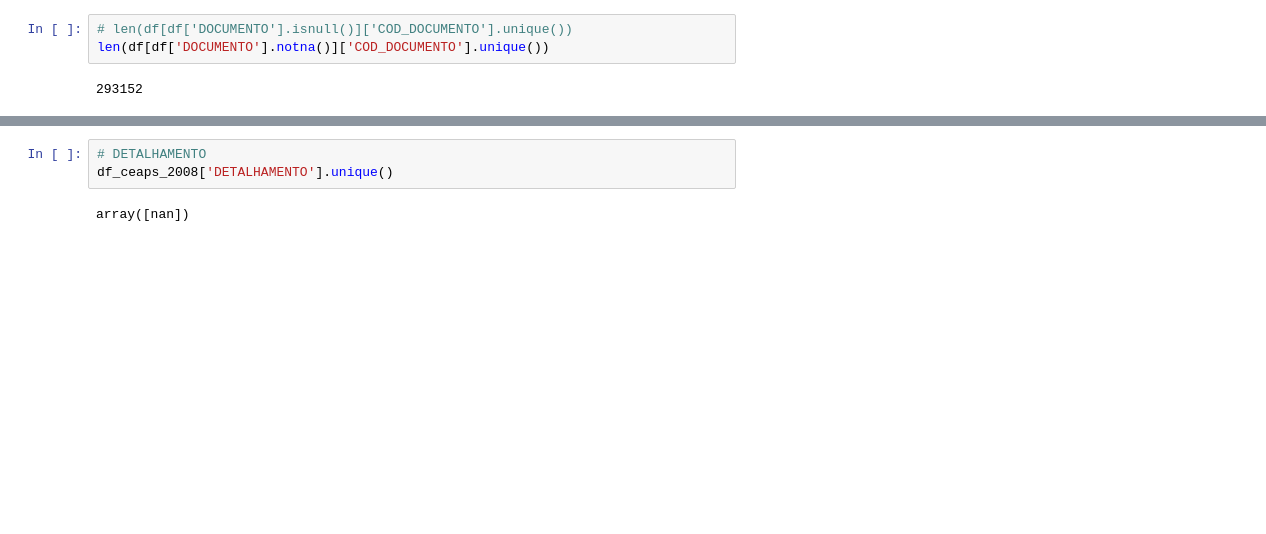
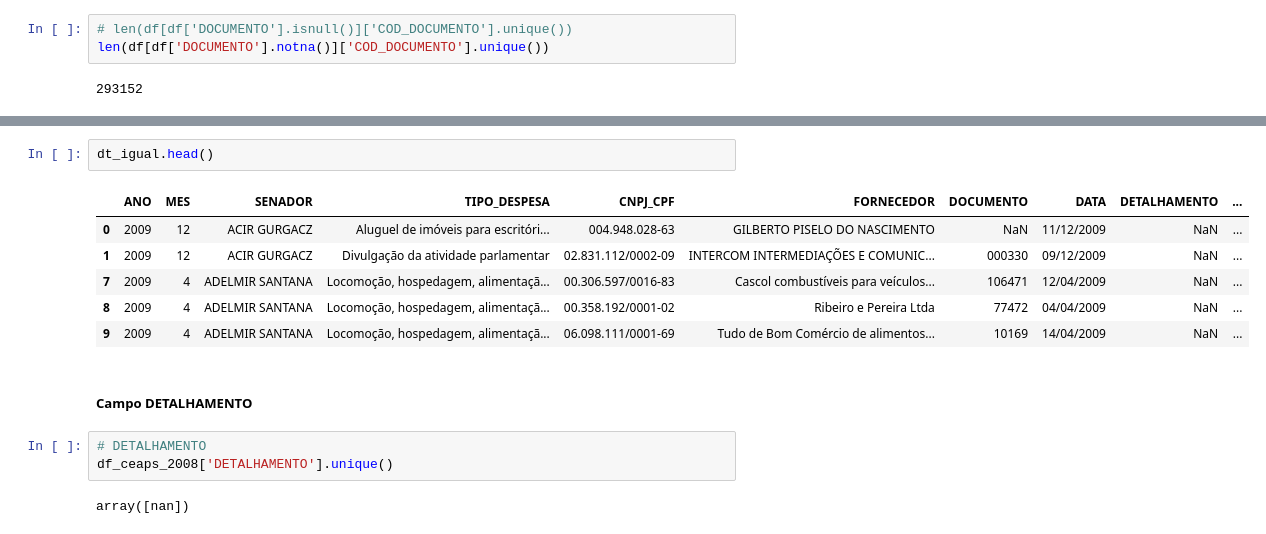
Before and after one commit to FernandoBatistaDS/TransparenciaPrestacaoContas, a Jupyter notebook: main.ipynb, the cells around one changed output, grey strips where cells are left out. Cells and saved outputs as stored; diff of their text form; blank space fills up the shorter version.

```diff
--- a/main.ipynb
+++ b/main.ipynb
@@ -271,3 +327,14 @@ Campo DETALHAMENTO
+# %%
+dt_igual.head()
+# %% [output]
+|  | ANO | MES | SENADOR | TIPO_DESPESA | CNPJ_CPF | FORNECEDOR | DOCUMENTO | DATA | DETALHAMENTO | ... |
+| 0 | 2009 | 12 | ACIR GURGACZ | Aluguel de imóveis para escritóri... | 004.948.028-63 | GILBERTO PISELO DO NASCIMENTO | NaN | 11/12/2009 | NaN | ... |
+| 1 | 2009 | 12 | ACIR GURGACZ | Divulgação da atividade parlamentar | 02.831.112/0002-09 | INTERCOM INTERMEDIAÇÕES E COMUNIC... | 000330 | 09/12/2009 | NaN | ... |
+| 7 | 2009 | 4 | ADELMIR SANTANA | Locomoção, hospedagem, alimentaçã... | 00.306.597/0016-83 | Cascol combustíveis para veículos... | 106471 | 12/04/2009 | NaN | ... |
+| 8 | 2009 | 4 | ADELMIR SANTANA | Locomoção, hospedagem, alimentaçã... | 00.358.192/0001-02 | Ribeiro e Pereira Ltda | 77472 | 04/04/2009 | NaN | ... |
+| 9 | 2009 | 4 | ADELMIR SANTANA | Locomoção, hospedagem, alimentaçã... | 06.098.111/0001-69 | Tudo de Bom Comércio de alimentos... | 10169 | 14/04/2009 | NaN | ... |
+# %% [markdown]
+##### Campo DETALHAMENTO
 # %%
 # DETALHAMENTO
 df_ceaps_2008['DETALHAMENTO'].unique()
```
Also changed, not shown: parts of 26 cells of this notebook, 1 other file.
